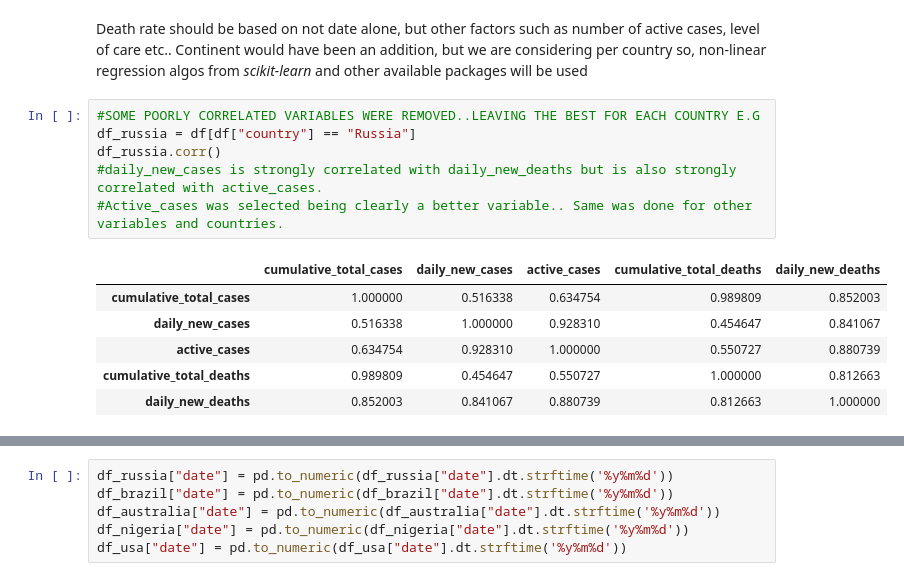
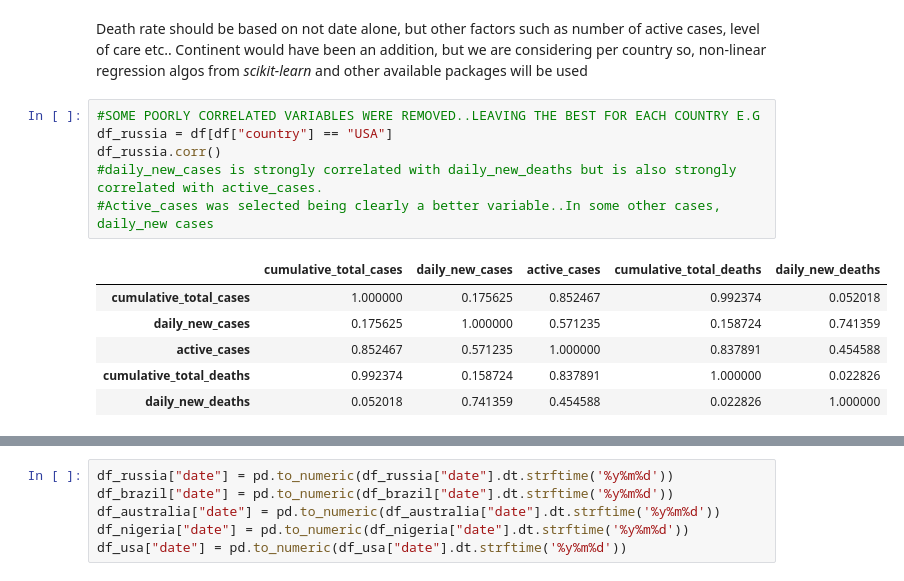
Before and after one commit to HDSC-21/covid19-on-the-global-economy, a Jupyter notebook: Model/hamoye-capstone.ipynb, the cells around one changed output, grey strips where cells are left out. Drawn from its saved outputs; the diff is of its cells as text.

```diff
--- a/Model/hamoye-capstone.ipynb
+++ b/Model/hamoye-capstone.ipynb
@@ -231,14 +244,14 @@ Continent would have been an addition, but we are considering per country
 so, non-linear regression algos from *scikit-learn* and other available packages will be used
 # %%
 #SOME POORLY CORRELATED VARIABLES WERE REMOVED..LEAVING THE BEST FOR EACH COUNTRY E.G
-df_russia = df[df["country"] == "Russia"]
+df_russia = df[df["country"] == "USA"]
 df_russia.corr()
 #daily_new_cases is strongly correlated with daily_new_deaths but is also strongly correlated with active_cases.
-#Active_cases was selected being clearly a better variable.. Same was done for other variables and countries.
+#Active_cases was selected being clearly a better variable..In some other cases, daily_new cases
 # %% [output]
 |  | cumulative_total_cases | daily_new_cases | active_cases | cumulative_total_deaths | daily_new_deaths |
-| cumulative_total_cases | 1.000000 | 0.516338 | 0.634754 | 0.989809 | 0.852003 |
-| daily_new_cases | 0.516338 | 1.000000 | 0.928310 | 0.454647 | 0.841067 |
-| active_cases | 0.634754 | 0.928310 | 1.000000 | 0.550727 | 0.880739 |
-| cumulative_total_deaths | 0.989809 | 0.454647 | 0.550727 | 1.000000 | 0.812663 |
-| daily_new_deaths | 0.852003 | 0.841067 | 0.880739 | 0.812663 | 1.000000 |
+| cumulative_total_cases | 1.000000 | 0.175625 | 0.852467 | 0.992374 | 0.052018 |
+| daily_new_cases | 0.175625 | 1.000000 | 0.571235 | 0.158724 | 0.741359 |
+| active_cases | 0.852467 | 0.571235 | 1.000000 | 0.837891 | 0.454588 |
+| cumulative_total_deaths | 0.992374 | 0.158724 | 0.837891 | 1.000000 | 0.022826 |
+| daily_new_deaths | 0.052018 | 0.741359 | 0.454588 | 0.022826 | 1.000000 |
```
Also changed, not shown: parts of 59 cells of this notebook, 1 other file.
